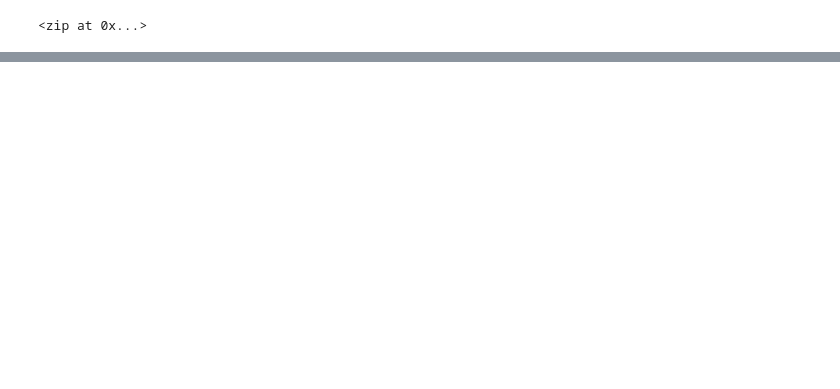
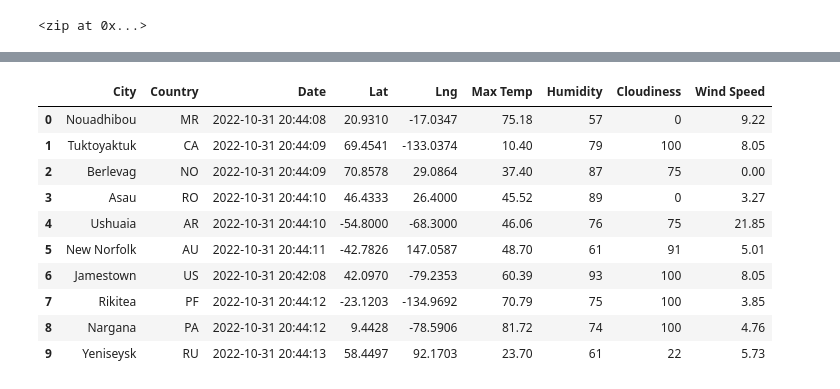
Before and after one commit to Sausana/World_Weather_Analysis, a Jupyter notebook: WeatherPy.ipynb, the cells around one changed output, grey strips where cells are left out. Cells and saved outputs as stored; diff of their text form; code cells hidden in the pictures; blank space fills up the shorter version.

```diff
--- a/WeatherPy.ipynb
+++ b/WeatherPy.ipynb
@@ -155,0 +134,16 @@ PermissionError: [Errno 13] Permission denied: 'weather_data/cities.csv'
+# %%
+new_column_order = ["City", "Country", "Date", "Lat" ,"Lng","Max Temp","Humidity","Cloudiness","Wind Speed"]
+city_data_df= city_data_df[new_column_order]
+city_data_df.head(10)
+# %% [output]
+|  | City | Country | Date | Lat | Lng | Max Temp | Humidity | Cloudiness | Wind Speed |
+| 0 | Nouadhibou | MR | 2022-10-31 20:44:08 | 20.9310 | -17.0347 | 75.18 | 57 | 0 | 9.22 |
+| 1 | Tuktoyaktuk | CA | 2022-10-31 20:44:09 | 69.4541 | -133.0374 | 10.40 | 79 | 100 | 8.05 |
+| 2 | Berlevag | NO | 2022-10-31 20:44:09 | 70.8578 | 29.0864 | 37.40 | 87 | 75 | 0.00 |
+| 3 | Asau | RO | 2022-10-31 20:44:10 | 46.4333 | 26.4000 | 45.52 | 89 | 0 | 3.27 |
+| 4 | Ushuaia | AR | 2022-10-31 20:44:10 | -54.8000 | -68.3000 | 46.06 | 76 | 75 | 21.85 |
+| 5 | New Norfolk | AU | 2022-10-31 20:44:11 | -42.7826 | 147.0587 | 48.70 | 61 | 91 | 5.01 |
+| 6 | Jamestown | US | 2022-10-31 20:42:08 | 42.0970 | -79.2353 | 60.39 | 93 | 100 | 8.05 |
+| 7 | Rikitea | PF | 2022-10-31 20:44:12 | -23.1203 | -134.9692 | 70.79 | 75 | 100 | 3.85 |
+| 8 | Nargana | PA | 2022-10-31 20:44:12 | 9.4428 | -78.5906 | 81.72 | 74 | 100 | 4.76 |
+| 9 | Yeniseysk | RU | 2022-10-31 20:44:13 | 58.4497 | 92.1703 | 23.70 | 61 | 22 | 5.73 |
```
Also changed, not shown: parts of 18 cells of this notebook, 5 other files.
